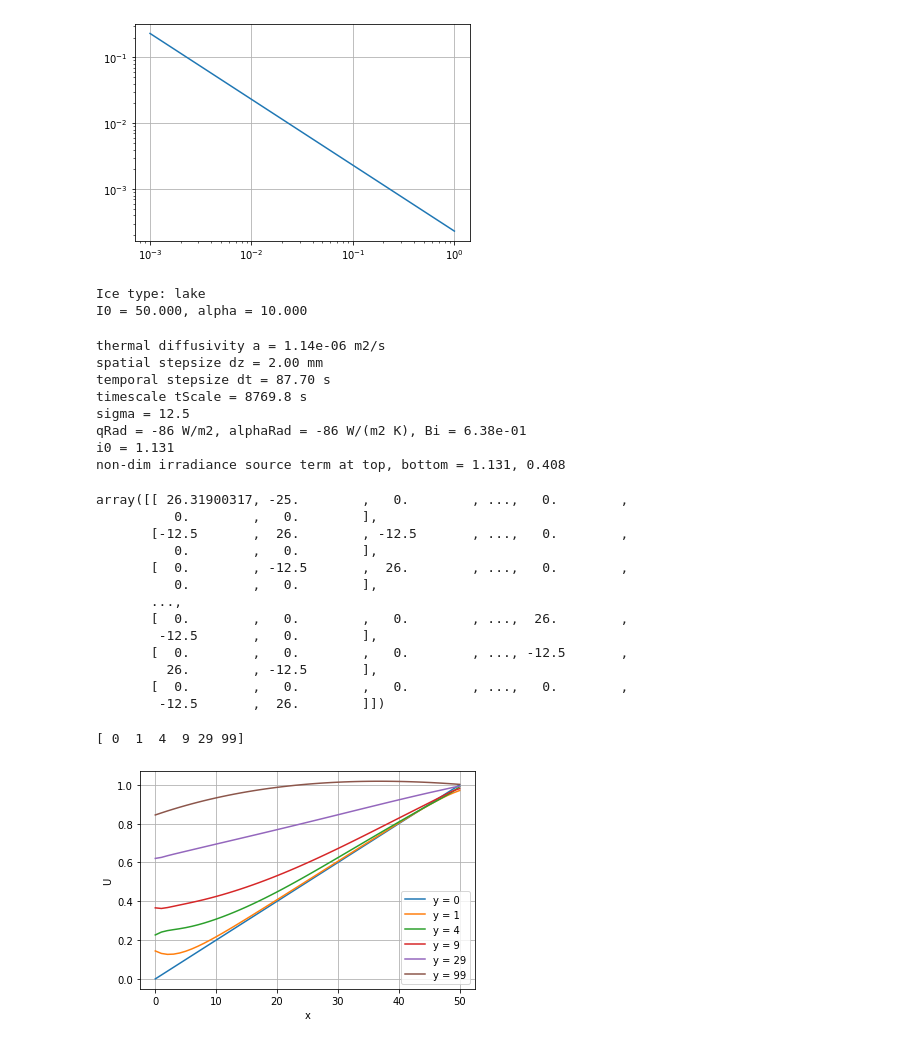
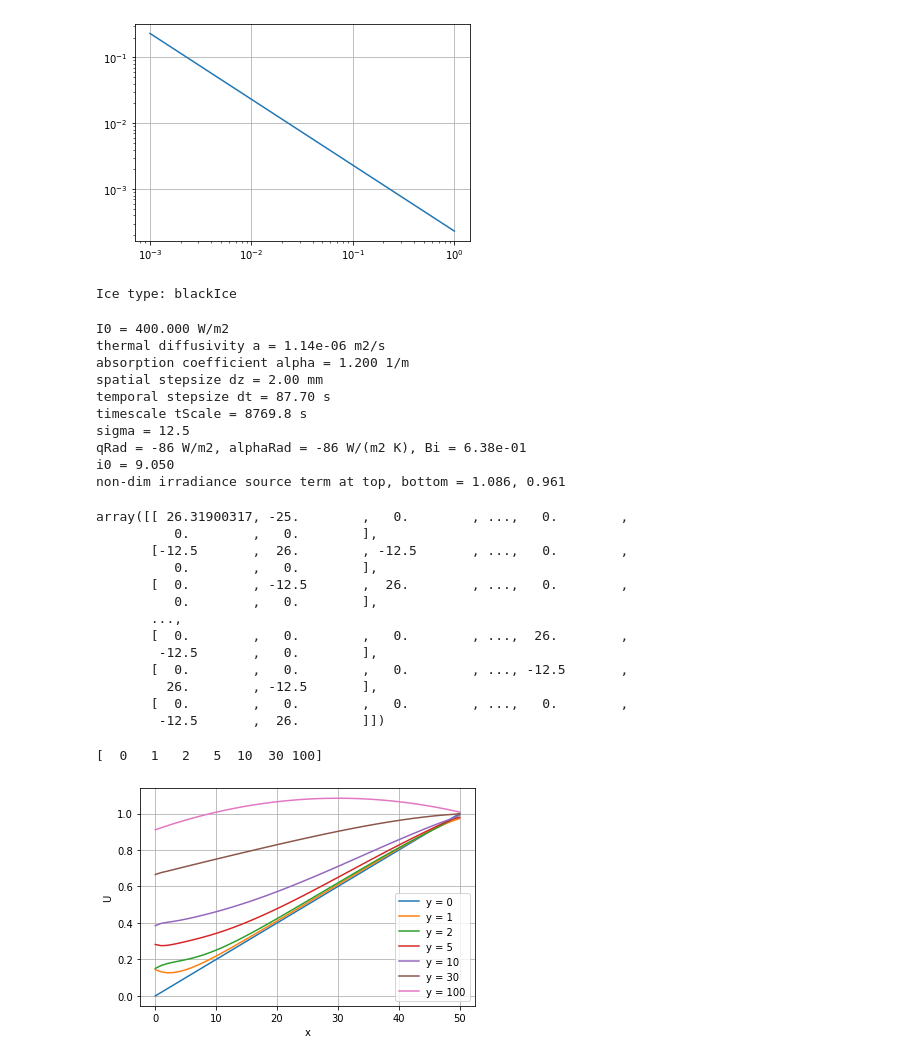
Before and after one commit to Henrikum/skrinning-stuff, a Jupyter notebook: notebooks/skrinning stuff.ipynb, the cells around one changed output. Drawn from its saved outputs; the diff is of its cells as text; code cells hidden in the pictures.

Commit message:
Implemented decent handling of irradiance.

```diff
--- a/notebooks/skrinning stuff.ipynb
+++ b/notebooks/skrinning stuff.ipynb
@@ -25,22 +25,25 @@ plt.grid()
 # %% [output]
 [figure]
 # %%
-mySheet = IceSheet.IceSheet(type='lake', thickness=100.0, crystalSize=100.0)
+mySheet = IceSheet.IceSheet(iceType='blackIce', thickness=100.0, crystalSize=100.0)
 # %% [output]
-Ice type: lake
-I0 = 50.000, alpha = 10.000
+Ice type: blackIce
+# %%
+timeStepCount = 101
 # %%
-A, B, b, U = mySheet.setupModel(IC=[-2., 0.], windSpeed=5., aEnv=[0.15, 0.75, 0.1], TEnv=[-2.0, -20.0, -270.], Nx=51, Ny=101)
+A, B, b, U0 = mySheet.setupModel(IC=[-2., 0.], windSpeed=5., aEnv=[0.15, 0.75, 0.1], TEnv=[-2.0, -20.0, -270.], S0=500., Nx=51, Ny=timeStepCount)
 A
 # %% [output]
+I0 = 400.000 W/m2
 thermal diffusivity a = 1.14e-06 m2/s
+absorption coefficient alpha = 1.200 1/m
 spatial stepsize dz = 2.00 mm
 temporal stepsize dt = 87.70 s
 timescale tScale = 8769.8 s
 sigma = 12.5
 qRad = -86 W/m2, alphaRad = -86 W/(m2 K), Bi = 6.38e-01
-i0 = 1.131
-non-dim irradiance source term at top, bottom = 1.131, 0.408
+i0 = 9.050
+non-dim irradiance source term at top, bottom = 1.086, 0.961
 array([[ 26.31900317, -25.        ,   0.        , ...,   0.        ,
           0.        ,   0.        ],
        [-12.5       ,  26.        , -12.5       , ...,   0.        ,
@@ -55,27 +58,27 @@ array([[ 26.31900317, -25.        ,   0.        , ...,   0.        ,
        [  0.        ,   0.        ,   0.        , ...,   0.        ,
         -12.5       ,  26.        ]])
 # %%
-USoln = []
-USoln.append(U)
+Us = []
+Us.append(U0)
+U = U0
 
-for idx in range(1, 100):
-    U_new = np.linalg.solve(A, B.dot(U) + b)
-    U = U_new
-    USoln.append(U)
+for idx in range(1, timeStepCount):
+    U = np.linalg.solve(A, B.dot(U) + b)
+    Us.append(U)
 
 USoln = np.array(USoln)
 # %%
 plt.xlabel('x'); plt.ylabel('U')
 # times = np.array([0., 0.1, 0.2, 0.5, 1., 2., 5.])  # h
 # timeIndeces = (times*3600/tScale*Ny + 0.5).astype(int)
-timeIndeces = np.array([1, 2, 5, 10, 30, 100]) - 1
+timeIndeces = np.array([0, 1, 2, 5, 10, 30, timeStepCount-1])
 print(timeIndeces)
 for timeIndex in timeIndeces:
     plt.plot(range(len(USoln[timeIndex])), USoln[timeIndex], label='y = '+'{}'.format(timeIndex))
 # plt.xlim(0, 0.1)
 plt.legend()
 plt.grid()
 plt.show()
 # %% [output]
-[ 0  1  4  9 29 99]
+[  0   1   2   5  10  30 100]
-[figure, old version]
+[figure, new version]
```
Also changed, not shown: 3 other files.
